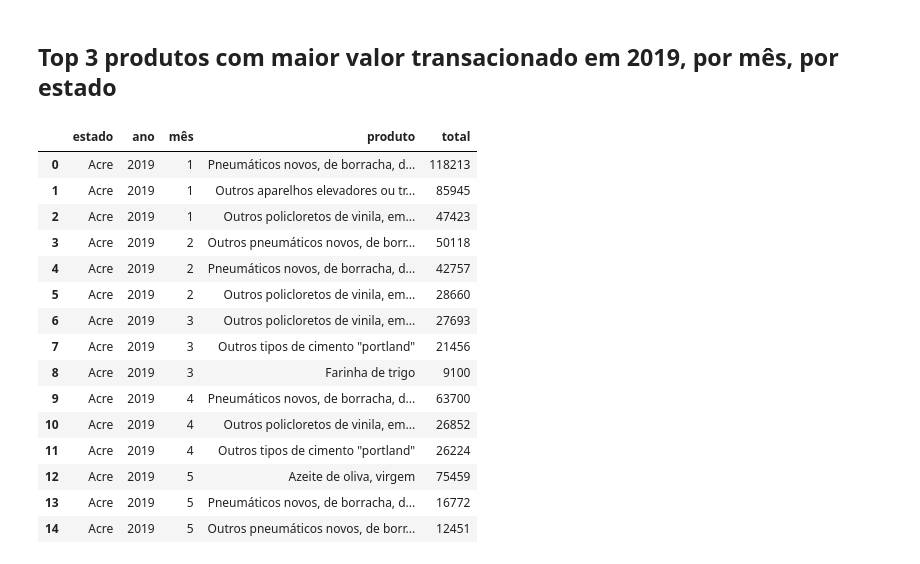
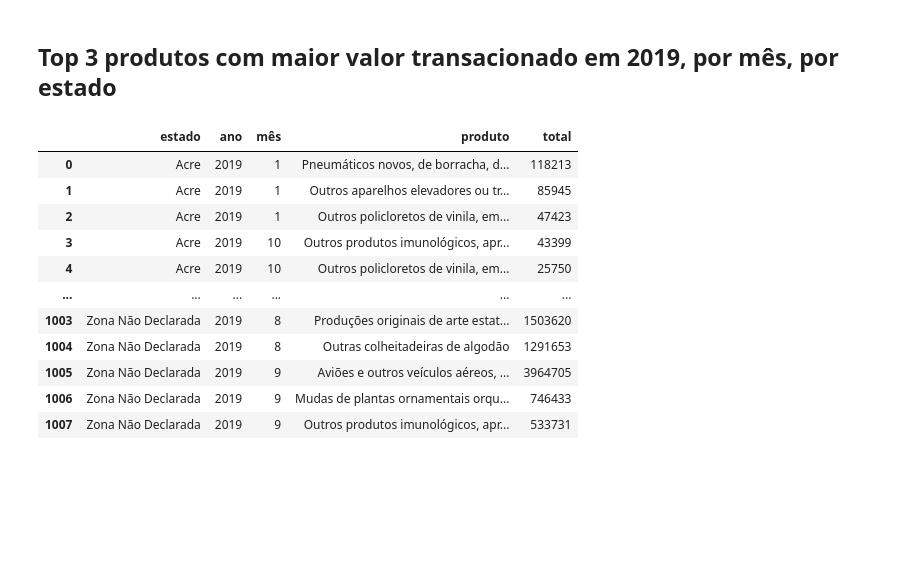
Before and after one commit to he7d3r/desafio-engenharia-dados, a Jupyter notebook: notebooks/database-exploration.ipynb, the cells around one changed output. Drawn from its saved outputs; the diff is of its cells as text; code cells hidden in the pictures; blank space fills up the shorter version.

```diff
--- a/notebooks/database-exploration.ipynb
+++ b/notebooks/database-exploration.ipynb
@@ -625,8 +616,6 @@ display(pd.read_sql(query, conn).head(15))
 ## Top 3 produtos com maior valor transacionado em 2019, por mês, por estado
 # %%
 %%timeit -n1 -r1
-# Inspired by https://stackoverflow.com/a/3800572
-# See https://www.sqlite.org/windowfunctions.html
 year = 2019
 query = f'''
 WITH totals AS
@@ -634,46 +623,42 @@ WITH totals AS
           ano,
           mês,
           produto,
           total,
           ROW_NUMBER() OVER(PARTITION BY estado, mês
                             ORDER BY total DESC) AS POSITION
    FROM
      (SELECT SG_UF_NCM estado,
-             k.CO_ANO ano,
-             k.CO_MES mês,
+             strftime("%Y", k.DATA) ano,
+             ltrim(strftime("%m", k.DATA), "0") mês,
              k.CO_NCM produto,
              SUM(VL_FOB) total
       FROM {kind} k
-      WHERE ano = {year}
+      WHERE ano = "{year}"
       GROUP BY mês,
                estado,
                produto))
 SELECT u.NO_UF estado,
        t.ano,
        t.mês,
        n.NO_NCM_POR produto,
        t.total
 FROM totals t
 JOIN ncm n ON produto=n.CO_NCM
 JOIN uf u ON estado=u.SG_UF
 WHERE t.position <= 3
 ORDER BY estado, mês, total DESC
 '''
-display(pd.read_sql(query, conn).head(15))
+display(pd.read_sql(query, conn))
 # %% [output]
 |  | estado | ano | mês | produto | total |
 | 0 | Acre | 2019 | 1 | Pneumáticos novos, de borracha, d... | 118213 |
 | 1 | Acre | 2019 | 1 | Outros aparelhos elevadores ou tr... | 85945 |
 | 2 | Acre | 2019 | 1 | Outros policloretos de vinila, em... | 47423 |
-| 3 | Acre | 2019 | 2 | Outros pneumáticos novos, de borr... | 50118 |
-| 4 | Acre | 2019 | 2 | Pneumáticos novos, de borracha, d... | 42757 |
-| 5 | Acre | 2019 | 2 | Outros policloretos de vinila, em... | 28660 |
-| 6 | Acre | 2019 | 3 | Outros policloretos de vinila, em... | 27693 |
-| 7 | Acre | 2019 | 3 | Outros tipos de cimento "portland" | 21456 |
-| 8 | Acre | 2019 | 3 | Farinha de trigo | 9100 |
-| 9 | Acre | 2019 | 4 | Pneumáticos novos, de borracha, d... | 63700 |
-| 10 | Acre | 2019 | 4 | Outros policloretos de vinila, em... | 26852 |
-| 11 | Acre | 2019 | 4 | Outros tipos de cimento "portland" | 26224 |
-| 12 | Acre | 2019 | 5 | Azeite de oliva, virgem | 75459 |
-| 13 | Acre | 2019 | 5 | Pneumáticos novos, de borracha, d... | 16772 |
-| 14 | Acre | 2019 | 5 | Outros pneumáticos novos, de borr... | 12451 |
+| 3 | Acre | 2019 | 10 | Outros produtos imunológicos, apr... | 43399 |
+| 4 | Acre | 2019 | 10 | Outros policloretos de vinila, em... | 25750 |
+| ... | ... | ... | ... | ... | ... |
+| 1003 | Zona Não Declarada | 2019 | 8 | Produções originais de arte estat... | 1503620 |
+| 1004 | Zona Não Declarada | 2019 | 8 | Outras colheitadeiras de algodão | 1291653 |
+| 1005 | Zona Não Declarada | 2019 | 9 | Aviões e outros veículos aéreos, ... | 3964705 |
+| 1006 | Zona Não Declarada | 2019 | 9 | Mudas de plantas ornamentais orqu... | 746433 |
+| 1007 | Zona Não Declarada | 2019 | 9 | Outros produtos imunológicos, apr... | 533731 |
```
Also changed, not shown: parts of 24 cells of this notebook, 4 other files.
